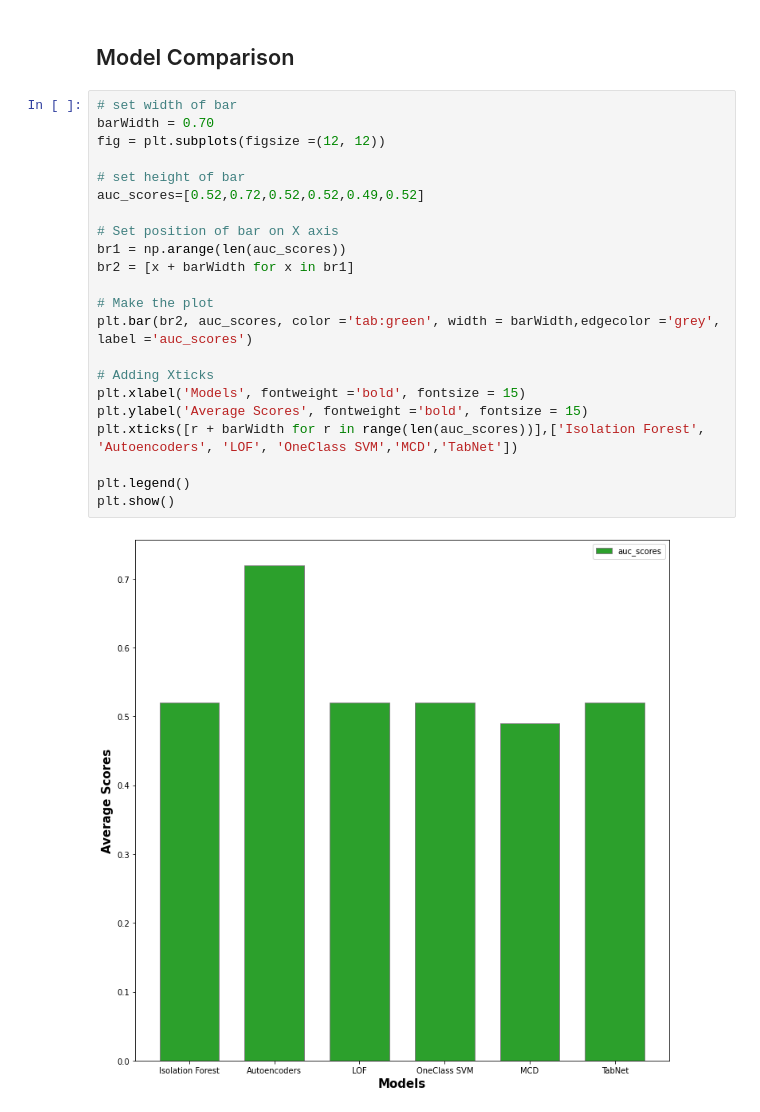
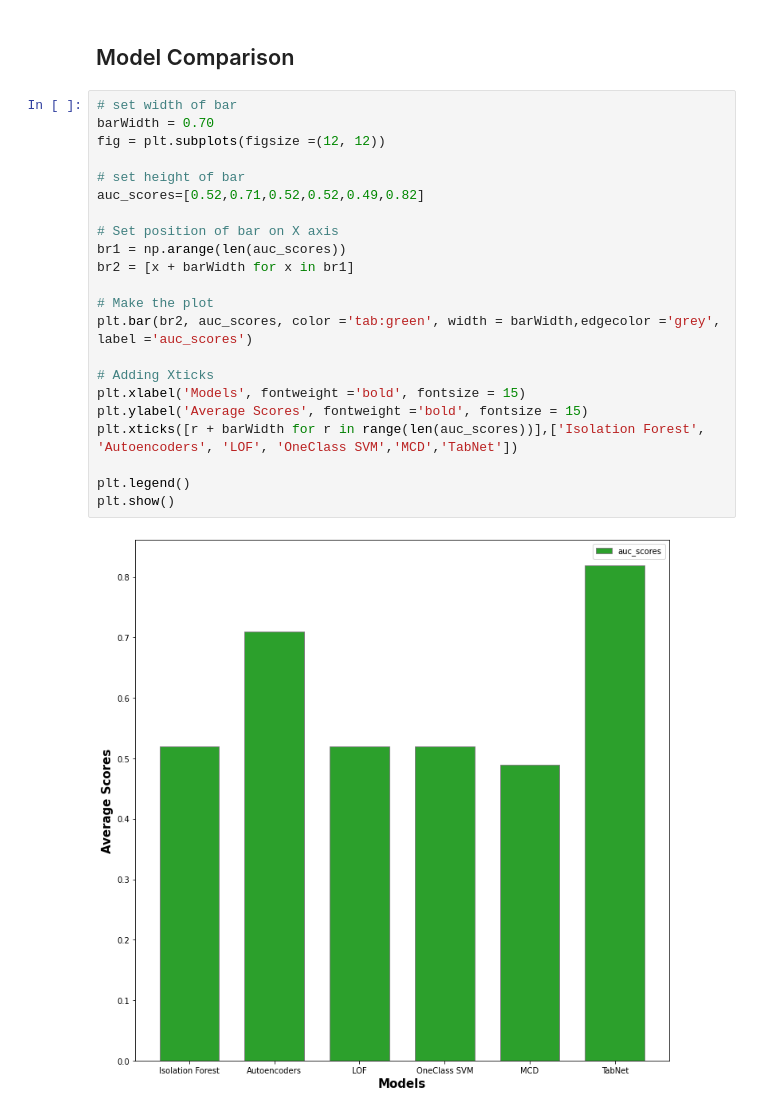
Before and after one commit to LIA-UniBo/Ai-in-industry, a Jupyter notebook: AI_in_industry.ipynb, the cells around one changed output. Drawn from its saved outputs; the diff is of its cells as text.

```diff
--- a/Copy_of_AI_in_industry.ipynb
+++ b/AI_in_industry.ipynb
@@ -1227,24 +1226,24 @@ for i in range(3):
 # %%
 # set width of bar
 barWidth = 0.70
 fig = plt.subplots(figsize =(12, 12))
 
 # set height of bar
-auc_scores=[0.52,0.72,0.52,0.52,0.49,0.52]
+auc_scores=[0.52,0.71,0.52,0.52,0.49,0.82]
 
 # Set position of bar on X axis
 br1 = np.arange(len(auc_scores))
 br2 = [x + barWidth for x in br1]
 
 # Make the plot
 plt.bar(br2, auc_scores, color ='tab:green', width = barWidth,edgecolor ='grey', label ='auc_scores')
 
 # Adding Xticks
 plt.xlabel('Models', fontweight ='bold', fontsize = 15)
 plt.ylabel('Average Scores', fontweight ='bold', fontsize = 15)
 plt.xticks([r + barWidth for r in range(len(auc_scores))],['Isolation Forest', 'Autoencoders', 'LOF', 'OneClass SVM','MCD','TabNet'])
 
 plt.legend()
 plt.show()
 # %% [output]
-[figure, old version]
+[figure, new version]
```
Also changed, not shown: parts of 22 cells of this notebook, 31 other files.
